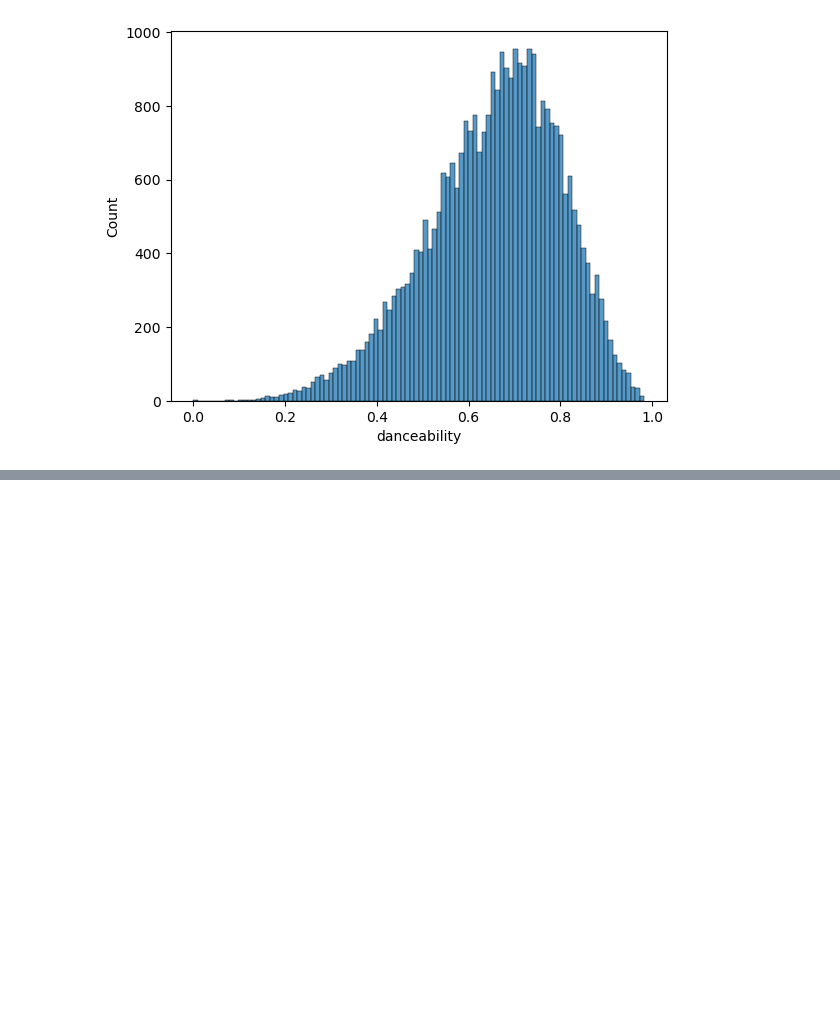
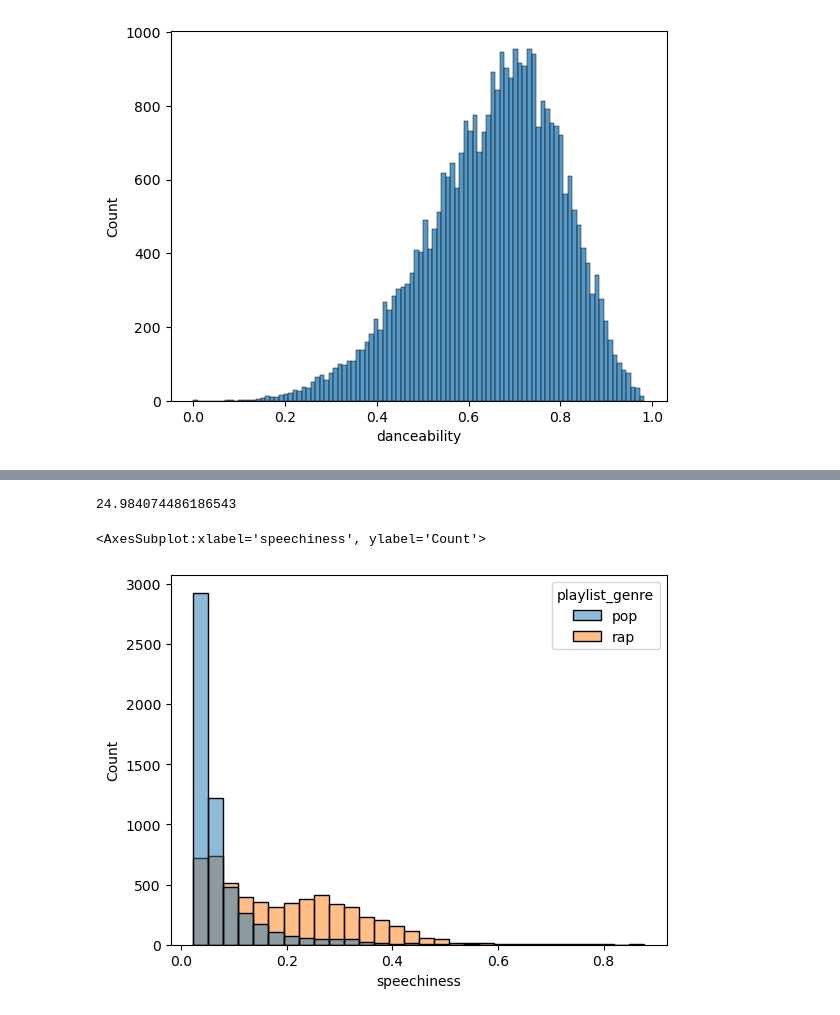
Before and after one commit to FlipBrooke/AI, a Jupyter notebook: Semester 1/Spotify/Spotify More Songs.ipynb, the cells around one changed output, grey strips where cells are left out. Saved outputs shown, nothing was run; the diff lists cells and outputs as text; code cells hidden in the pictures; blank space fills up the shorter version.

```diff
--- a/Semester 1/Spotify/Spotify More Songs.ipynb
+++ b/Semester 1/Spotify/Spotify More Songs.ipynb
@@ -67,0 +77,10 @@ sns.histplot(data=df, x="danceability", bins=100,)
+# %%
+print(df["track_popularity"].std())
+# %% [output]
+24.984074486186543
+# %%
+filtered_data = df[df['playlist_genre'].isin(['pop', 'rap'])]
+sns.histplot(data=filtered_data, x='speechiness', hue='playlist_genre', bins=30, alpha=0.5, multiple='layer')
+# %% [output]
+<AxesSubplot:xlabel='speechiness', ylabel='Count'>
+[figure, added]
```
Also changed, not shown: parts of 2 cells of this notebook, 1 other file.
